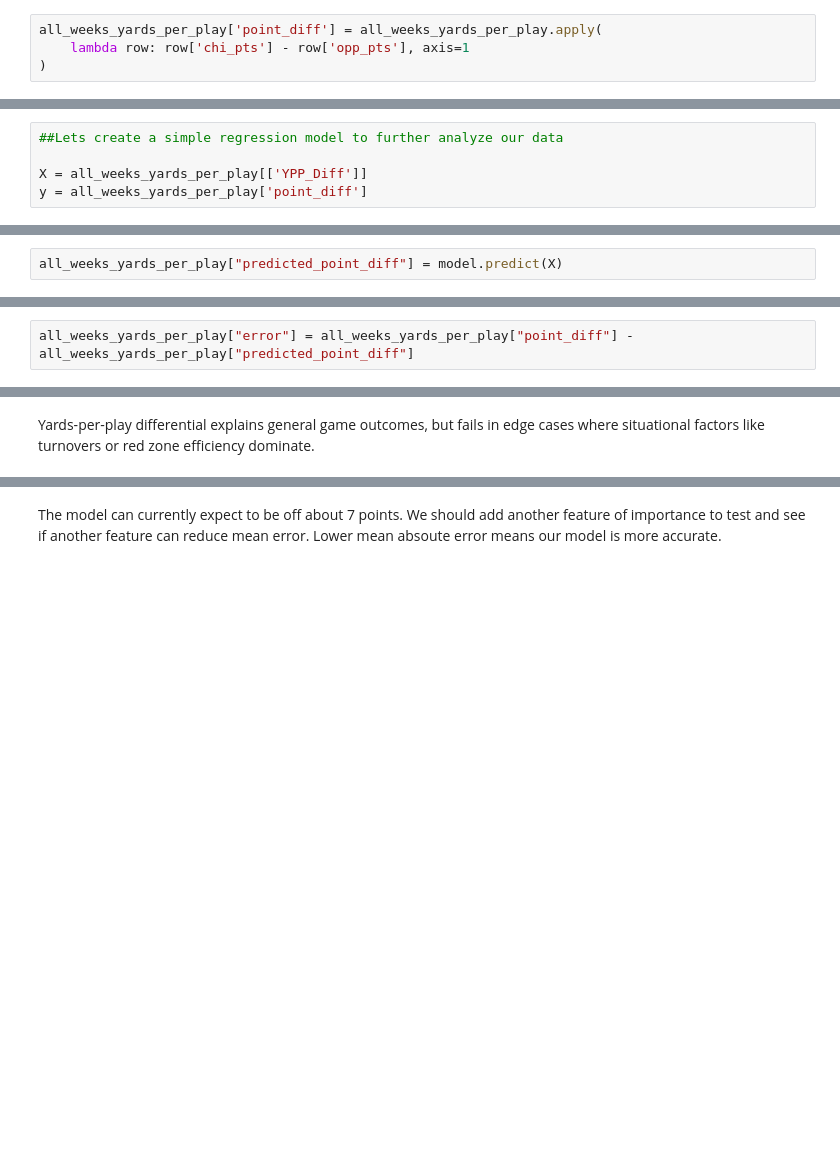
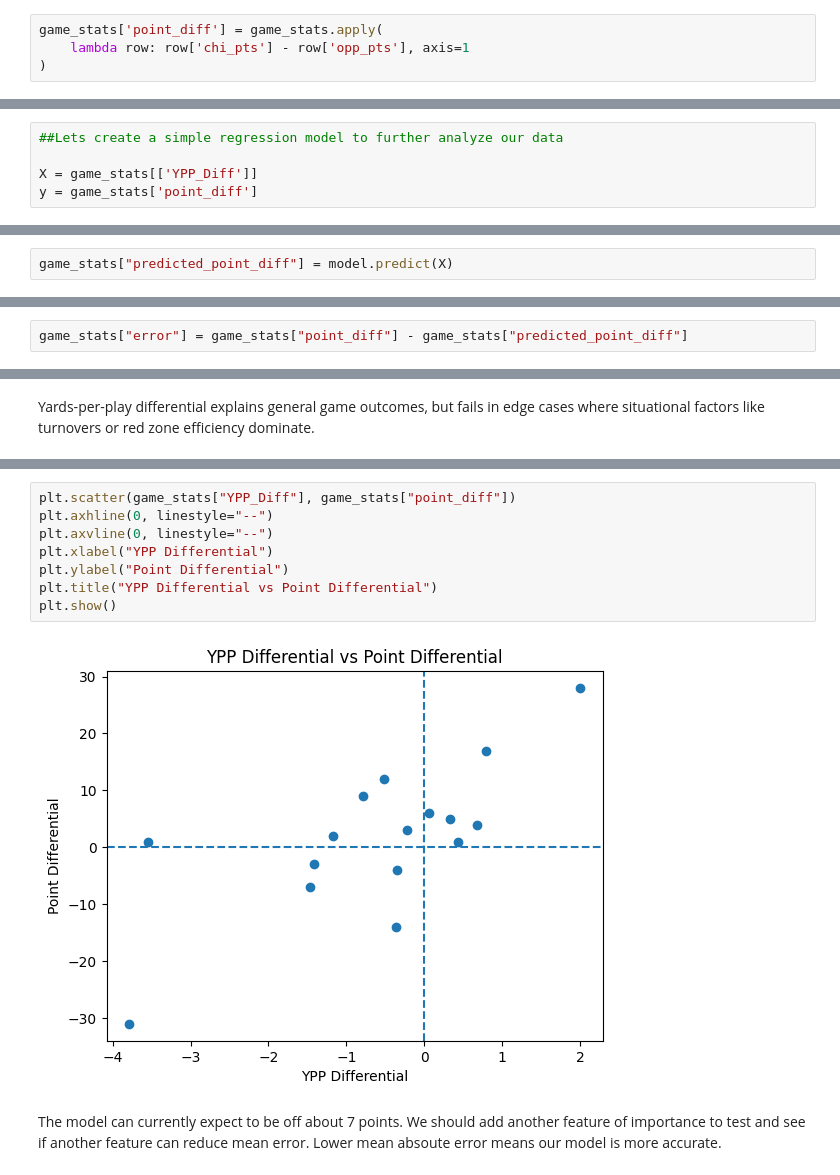
Before and after one commit to patelshri308-commits/DaBears, a Jupyter notebook: cb2025.ipynb, the cells around one changed output, grey strips where cells are left out. Drawn from its saved outputs; the diff is of its cells as text; blank space fills up the shorter version.

```diff
--- a/cb2025.ipynb
+++ b/cb2025.ipynb
@@ -491,4 +425,4 @@ all_weeks_yards_per_play
 # %%
-all_weeks_yards_per_play['point_diff'] = all_weeks_yards_per_play.apply(
+game_stats['point_diff'] = game_stats.apply(
     lambda row: row['chi_pts'] - row['opp_pts'], axis=1
 )
@@ -534,15 +468,15 @@ For the Chicago Bears, every loss occurred when they had lower yards per play th
 # %%
 ##Lets create a simple regression model to further analyze our data
 
-X = all_weeks_yards_per_play[['YPP_Diff']]
-y = all_weeks_yards_per_play['point_diff']
+X = game_stats[['YPP_Diff']]
+y = game_stats['point_diff']
 # %%
 model = LinearRegression()
 model.fit(X, y)
 # %% [output]
 LinearRegression()
 # %%
-all_weeks_yards_per_play["predicted_point_diff"] = model.predict(X)
+game_stats["predicted_point_diff"] = model.predict(X)
 # %%
 print("Coefficient:", model.coef_[0])
 print("Intercept:", model.intercept_)
@@ -554,4 +488,4 @@ Coefficient: 6.249967458739539
 Intercept: 5.4609185040392045
 R^2: 0.5111757056958139
 # %%
-all_weeks_yards_per_play["error"] = all_weeks_yards_per_play["point_diff"] - all_weeks_yards_per_play["predicted_point_diff"]
+game_stats["error"] = game_stats["point_diff"] - game_stats["predicted_point_diff"]
@@ -583,6 +497,16 @@ mae = np.mean(np.abs(all_weeks_yards_per_play["error"]))
 print("MAE:", mae)
 # %% [output]
 MAE: 7.125000325412605
+# %%
+plt.scatter(game_stats["YPP_Diff"], game_stats["point_diff"])
+plt.axhline(0, linestyle="--")
+plt.axvline(0, linestyle="--")
+plt.xlabel("YPP Differential")
+plt.ylabel("Point Differential")
+plt.title("YPP Differential vs Point Differential")
+plt.show()
+# %% [output]
+[figure, added]
 # %% [markdown]
 The model can currently expect to be off about 7 points. We should add another feature of importance to test and see if another feature can reduce mean error. Lower mean absoute error means our model is more accurate.
 # %%
```
Also changed, not shown: parts of 48 cells of this notebook.
